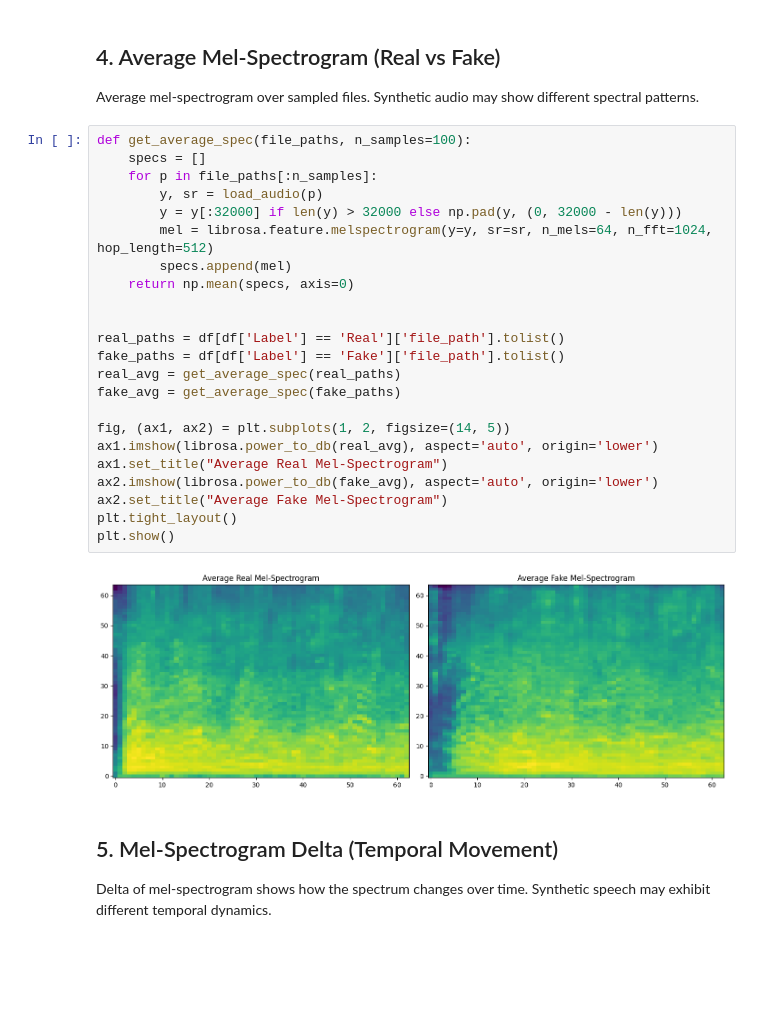
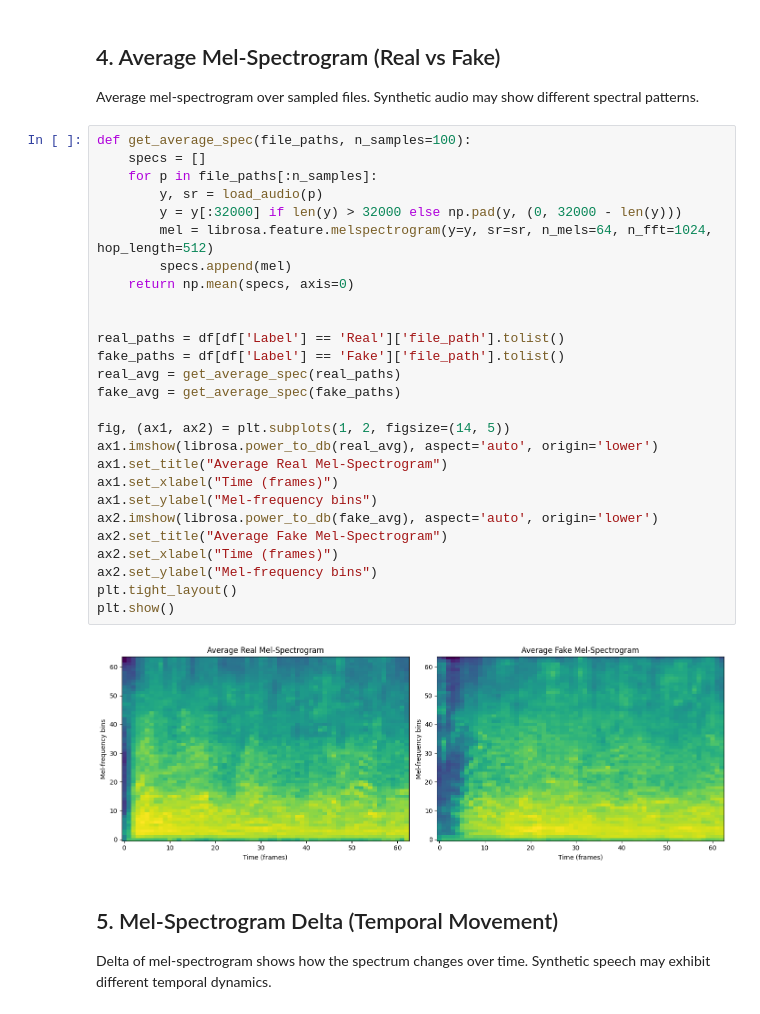
Before and after one commit to hadarliav1/audio_fraud_detection, a Jupyter notebook: notebooks/02.5_eda_raw_data.ipynb, the cells around one changed output. Drawn from its saved outputs; the diff is of its cells as text; blank space fills up the shorter version.

```diff
--- a/notebooks/02.5_eda_raw_data.ipynb
+++ b/notebooks/02.5_eda_raw_data.ipynb
@@ -173,28 +176,32 @@ Average mel-spectrogram over sampled files. Synthetic audio may show different s
 # %%
 def get_average_spec(file_paths, n_samples=100):
     specs = []
     for p in file_paths[:n_samples]:
         y, sr = load_audio(p)
         y = y[:32000] if len(y) > 32000 else np.pad(y, (0, 32000 - len(y)))
         mel = librosa.feature.melspectrogram(y=y, sr=sr, n_mels=64, n_fft=1024, hop_length=512)
         specs.append(mel)
     return np.mean(specs, axis=0)
 
 
 real_paths = df[df['Label'] == 'Real']['file_path'].tolist()
 fake_paths = df[df['Label'] == 'Fake']['file_path'].tolist()
 real_avg = get_average_spec(real_paths)
 fake_avg = get_average_spec(fake_paths)
 
 fig, (ax1, ax2) = plt.subplots(1, 2, figsize=(14, 5))
 ax1.imshow(librosa.power_to_db(real_avg), aspect='auto', origin='lower')
 ax1.set_title("Average Real Mel-Spectrogram")
+ax1.set_xlabel("Time (frames)")
+ax1.set_ylabel("Mel-frequency bins")
 ax2.imshow(librosa.power_to_db(fake_avg), aspect='auto', origin='lower')
 ax2.set_title("Average Fake Mel-Spectrogram")
+ax2.set_xlabel("Time (frames)")
+ax2.set_ylabel("Mel-frequency bins")
 plt.tight_layout()
 plt.show()
 # %% [output]
-[figure, old version]
+[figure, new version]
 # %% [markdown]
 ## 5. Mel-Spectrogram Delta (Temporal Movement)
 
```
Also changed, not shown: parts of 6 cells of this notebook, 8 other files.
